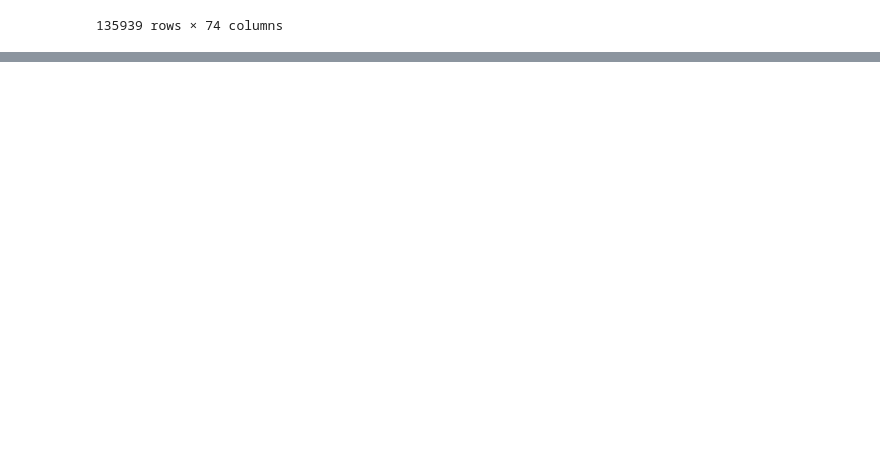
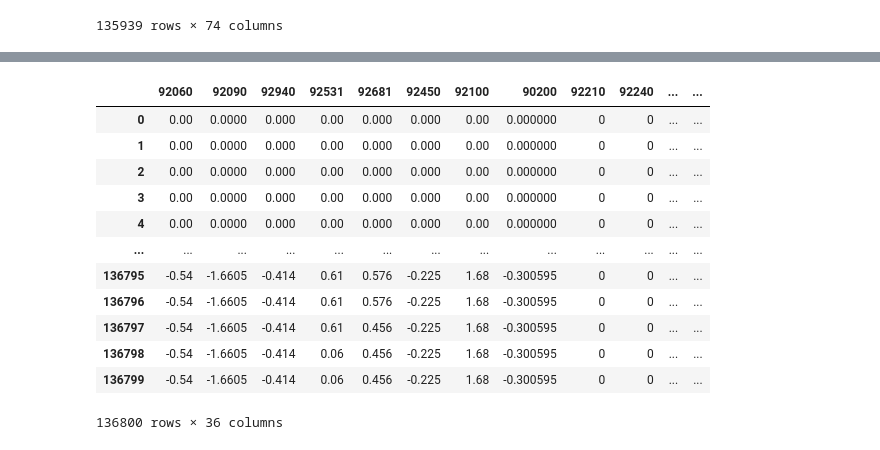
Before and after one commit to NachoBoe/GNN4OPF, a Jupyter notebook: psse_scripts/csv_creator_data_uy.ipynb, the cells around one changed output, grey strips where cells are left out. Cells and saved outputs as stored; diff of their text form; code cells hidden in the pictures; blank space fills up the shorter version.

```diff
--- a/psse_scripts/csv_creator_data_uy.ipynb
+++ b/psse_scripts/csv_creator_data_uy.ipynb
@@ -149,0 +452,16 @@ create_dataset(datos_path+'GEN_total.csv', buses_pload)
+# %%
+create_dataset(datos_path+'Carga Reactiva.csv', diccionario, datos_path + 'LOADQ_total_psse.csv')
+# %% [output]
+|  | 92060 | 92090 | 92940 | 92531 | 92681 | 92450 | 92100 | 90200 | 92210 | 92240 | ... | ... |
+| 0 | 0.00 | 0.0000 | 0.000 | 0.00 | 0.000 | 0.000 | 0.00 | 0.000000 | 0 | 0 | ... | ... |
+| 1 | 0.00 | 0.0000 | 0.000 | 0.00 | 0.000 | 0.000 | 0.00 | 0.000000 | 0 | 0 | ... | ... |
+| 2 | 0.00 | 0.0000 | 0.000 | 0.00 | 0.000 | 0.000 | 0.00 | 0.000000 | 0 | 0 | ... | ... |
+| 3 | 0.00 | 0.0000 | 0.000 | 0.00 | 0.000 | 0.000 | 0.00 | 0.000000 | 0 | 0 | ... | ... |
+| 4 | 0.00 | 0.0000 | 0.000 | 0.00 | 0.000 | 0.000 | 0.00 | 0.000000 | 0 | 0 | ... | ... |
+| ... | ... | ... | ... | ... | ... | ... | ... | ... | ... | ... | ... | ... |
+| 136795 | -0.54 | -1.6605 | -0.414 | 0.61 | 0.576 | -0.225 | 1.68 | -0.300595 | 0 | 0 | ... | ... |
+| 136796 | -0.54 | -1.6605 | -0.414 | 0.61 | 0.576 | -0.225 | 1.68 | -0.300595 | 0 | 0 | ... | ... |
+| 136797 | -0.54 | -1.6605 | -0.414 | 0.61 | 0.456 | -0.225 | 1.68 | -0.300595 | 0 | 0 | ... | ... |
+| 136798 | -0.54 | -1.6605 | -0.414 | 0.06 | 0.456 | -0.225 | 1.68 | -0.300595 | 0 | 0 | ... | ... |
+| 136799 | -0.54 | -1.6605 | -0.414 | 0.06 | 0.456 | -0.225 | 1.68 | -0.300595 | 0 | 0 | ... | ... |
+136800 rows × 36 columns
```
Also changed, not shown: parts of 10 cells of this notebook, 3 other files.
